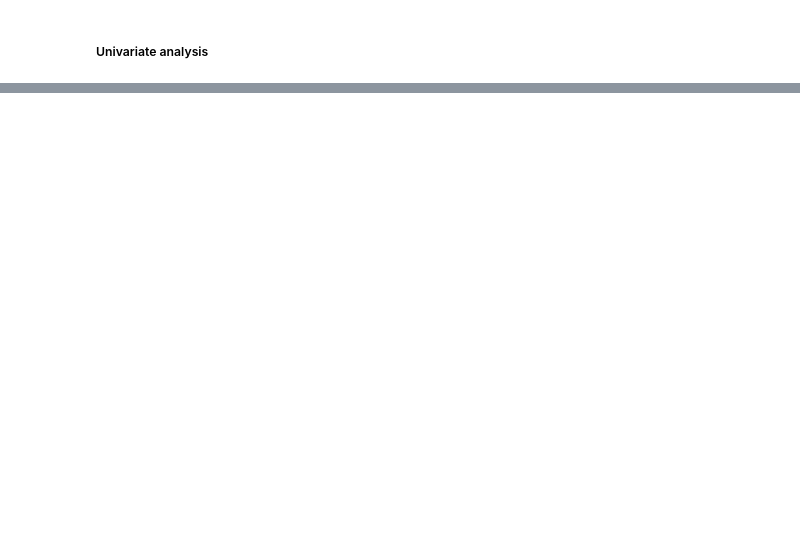
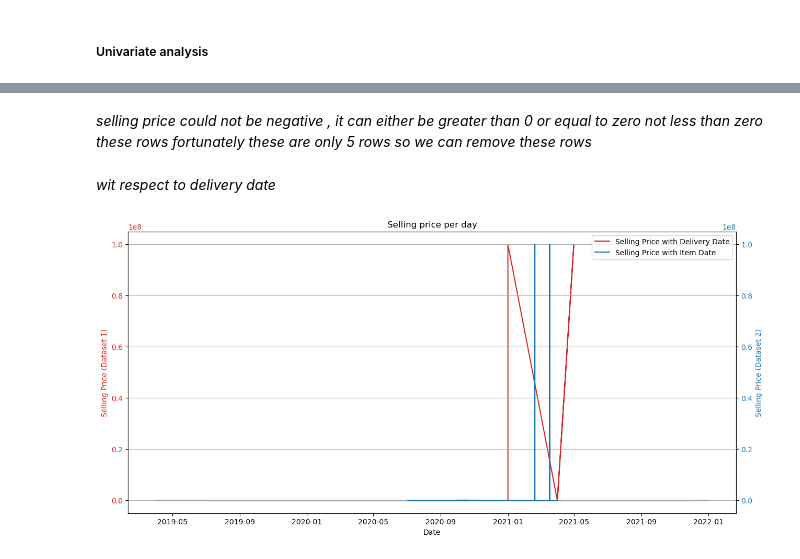
Before and after one commit to surya81/myproject, a Jupyter notebook: Untitled.ipynb, the cells around one changed output, grey strips where cells are left out. Drawn from its saved outputs; the diff is of its cells as text; code cells hidden in the pictures; blank space fills up the shorter version.

```diff
--- a/Untitled.ipynb
+++ b/Untitled.ipynb
@@ -291,0 +331,44 @@ dtype: int64
+# %% [markdown]
+*selling price could not be negative , it can either be greater than 0 or equal to zero not less than zero these rows fortunately these are only 5 rows so we can remove these rows*
+# %%
+#select those rows where selling price are greater than zero
+daily_offers_dataset= daily_offers_dataset[daily_offers_dataset["selling_price"] >= 0 ]
+# %% [markdown]
+*wit respect to delivery date*
+# %%
+
+
+# set the 'delivery date' column as the index for the first dataset
+daily_offers_dataset1 =daily_offers_dataset.set_index('delivery date')
+
+# set the 'item_date' column as the index for the second dataset
+daily_offers_dataset2=daily_offers_dataset.set_index('item_date')
+
+# plot the 'selling_price' column for the first dataset
+fig, ax1 = plt.subplots(figsize=(15, 7))
+color = 'tab:red'
+ax1.set_xlabel('Date')
+ax1.set_ylabel('Selling Price (Dataset 1)', color=color)
+ax1.plot(daily_offers_dataset1['selling_price'], color=color,label='Selling Price with Delivery Date')
+ax1.tick_params(axis='y', labelcolor=color)
+
+# instantiate a second axes object that shares the same x-axis as ax1
+ax2 = ax1.twinx()
+
+# plot the 'selling_price' column for the second dataset
+color = 'tab:blue'
+ax2.set_ylabel('Selling Price (Dataset 2)', color=color)
+ax2.plot(daily_offers_dataset2['selling_price'], color=color,label='Selling Price with Item Date')
+ax2.tick_params(axis='y', labelcolor=color)
+
+
+# add a legend to the plot
+lines1, labels1 = ax1.get_legend_handles_labels()
+lines2, labels2 = ax2.get_legend_handles_labels()
+ax2.legend(lines1+lines2, labels1+labels2, loc='best')
+# set the title and display the plot
+plt.title('Selling price per day')
+plt.grid(True)
+plt.show()
+# %% [output]
+[figure, added]
```
Also changed, not shown: parts of 14 cells of this notebook.
